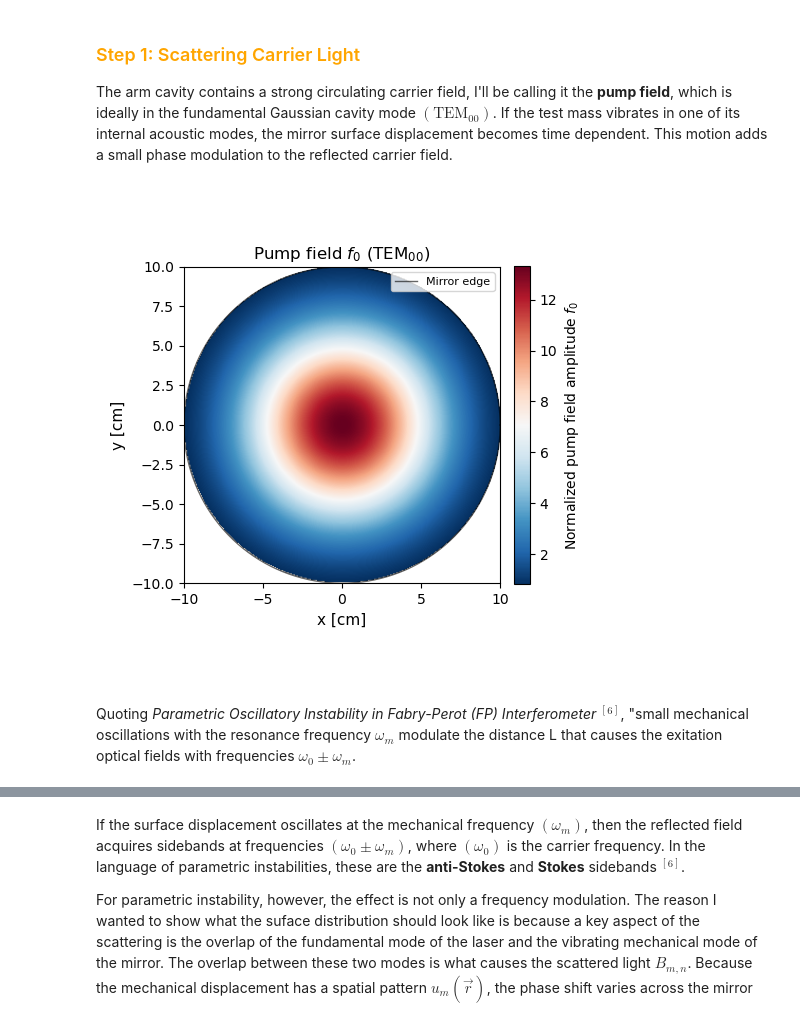
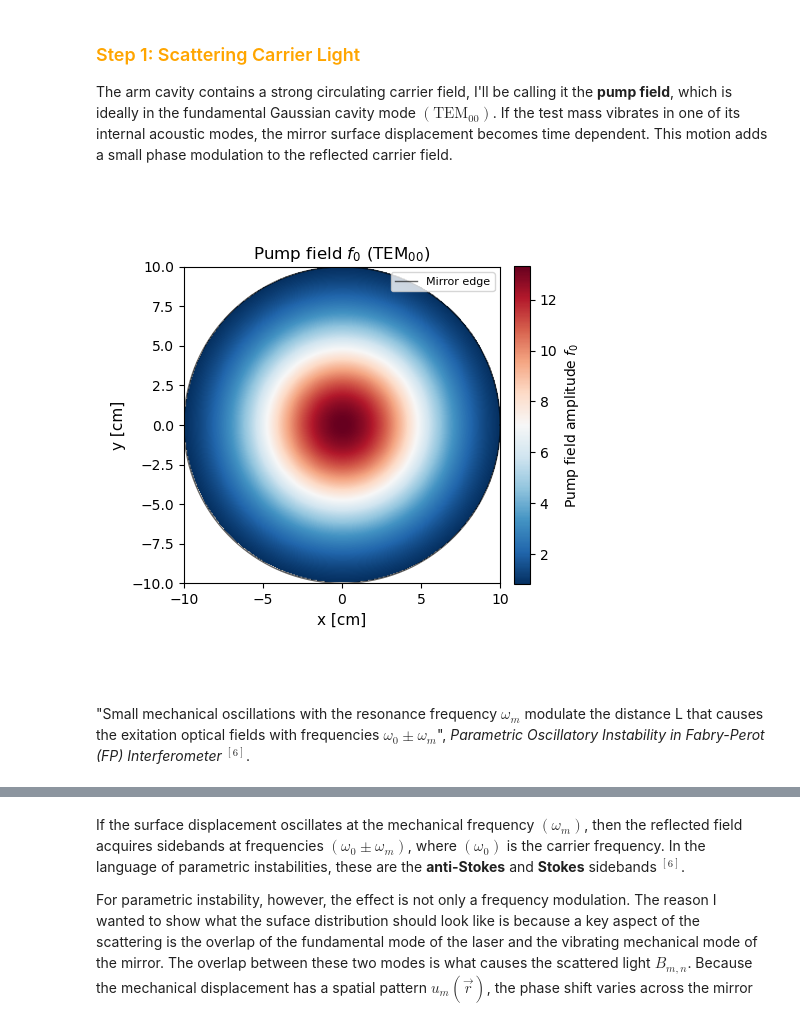
Before and after one commit to cacapuano/carolines_lasers_course_repo, a Jupyter notebook: parametric_instabilities.ipynb, the cells around one changed output, grey strips where cells are left out. Drawn from its saved outputs; the diff is of its cells as text; code cells hidden in the pictures.

```diff
--- a/parametric_instabilities.ipynb
+++ b/parametric_instabilities.ipynb
@@ -72,82 +72,64 @@ The arm cavity contains a strong circulating carrier field, I'll be calling it t
 import numpy as np
 import matplotlib.pyplot as plt
 
-N = 300                 # resolution
-mirror_r = 0.1          # mirror radius [m]
-beam_waist = 0.06       # beam waist [m]
+N = 300   # resolution
+mirror_r = 0.1  # mirror radius [m]
+beam_waist = 0.06  # beam waist [m]
 
 x = np.linspace(-mirror_r, mirror_r, N)
 dx = x[1] - x[0]
 dA = dx**2
 
-xx, yy = np.meshgrid(x, x)               # meshgrid coordinates
-r = np.sqrt(xx**2 + yy**2)               # radial coordinate
-mask = r <= mirror_r                     # only keep points on the mirror
+xx, yy = np.meshgrid(x, x)  # meshgrid coordinates
+r = np.sqrt(xx**2 + yy**2)
+mask = r <= mirror_r  # only keep points on the mirror
 
 def gaussian_beam(xx, yy, beam_waist, mask=None):
     """
-    Create the normalized amplitude of the pump field (TEM00 Gaussian beam).
+    Amplitude of the pump field (TEM00 Gaussian beam).
     """
     f = np.exp(-(xx**2 + yy**2) / beam_waist**2)
 
     if mask is not None:
         f = np.where(mask, f, 0.0)
 
-    norm = np.sqrt(np.sum(f**2) * dA)
+    norm = np.sqrt(np.sum(f**2) * dA) # normalize
     f /= norm
     return f
 
 f0 = gaussian_beam(xx, yy, beam_waist, mask=mask)
 f0_display = f0.copy()
 f0_display[~mask] = np.nan
 
 axis_lim = [
-    -mirror_r * 100, mirror_r * 100,   # x limits in cm
-    -mirror_r * 100, mirror_r * 100    # y limits in cm
+    -mirror_r * 100, mirror_r * 100, # x limits in cm
+    -mirror_r * 100, mirror_r * 100  # y limits in cm
 ]
 
 fig, ax = plt.subplots(figsize=(5, 5))
 ax.set_facecolor('none')
 
-im = ax.imshow(
-    f0_display,
-    extent=axis_lim,
-    origin='lower',
-    cmap='RdBu_r'
-)
+im = ax.imshow(f0_display, extent=axis_lim, origin='lower', cmap='RdBu_r')
 
 theta = np.linspace(0, 2 * np.pi, 300)
 
-ax.plot(
-    mirror_r * 100 * np.cos(theta),    # mirror edge in cm
-    mirror_r * 100 * np.sin(theta),
-    'k-',
-    lw=1.0,
-    alpha=0.6,
-    label='Mirror edge'
-)
+ax.plot(mirror_r * 100 * np.cos(theta), mirror_r * 100 * np.sin(theta), 'k-', lw=1.0, alpha=0.6, label='Mirror edge')
 
-plt.colorbar(
-    im,
-    ax=ax,
-    label=r'Normalized pump field amplitude $f_0$',
-    fraction=0.046,
-    pad=0.04
-)
+plt.colorbar(im, ax=ax, label=r'Pump field amplitude $f_0$', fraction=0.046, pad=0.04)
 
 ax.set_xlabel('x [cm]', fontsize=11)
 ax.set_ylabel('y [cm]', fontsize=11)
 ax.set_title(r'Pump field $f_0$ (TEM$_{00}$)', fontsize=12)
 ax.set_aspect('equal')
 ax.legend(fontsize=8, loc='upper right')
 
 plt.tight_layout()
 plt.savefig('pump_field.png', dpi=150, bbox_inches='tight', transparent=True)
 plt.show()
 # %% [output]
-[figure, old version]
+[figure, new version]
 # %% [markdown]
-Quoting *Parametric Oscillatory Instability in Fabry-Perot (FP) Interferometer* $^{[6]}$, "small mechanical oscillations with the resonance frequency $\omega_m$ modulate the distance L that causes the exitation optical fields with frequencies $\omega_0 \pm \omega_m$.
+"Small mechanical oscillations with the resonance frequency $\omega_m$ modulate the distance L that causes the exitation optical fields with frequencies $\omega_0 \pm \omega_m$", *Parametric Oscillatory Instability in Fabry-Perot (FP) Interferometer* $^{[6]}$.
 # %% [markdown]
 <details>
 <summary><b>Click to expand derivation of the sidebands from a vibrating mirror</b></summary>
```
Also changed, not shown: parts of 2 cells of this notebook.
